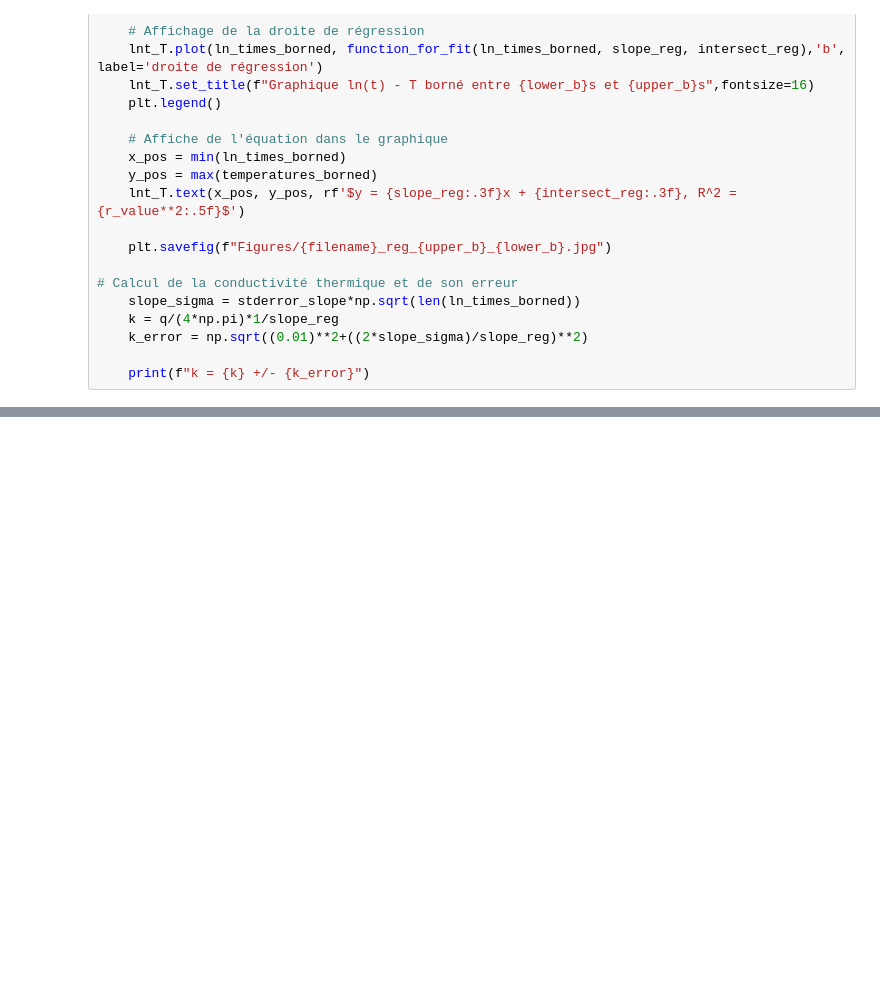
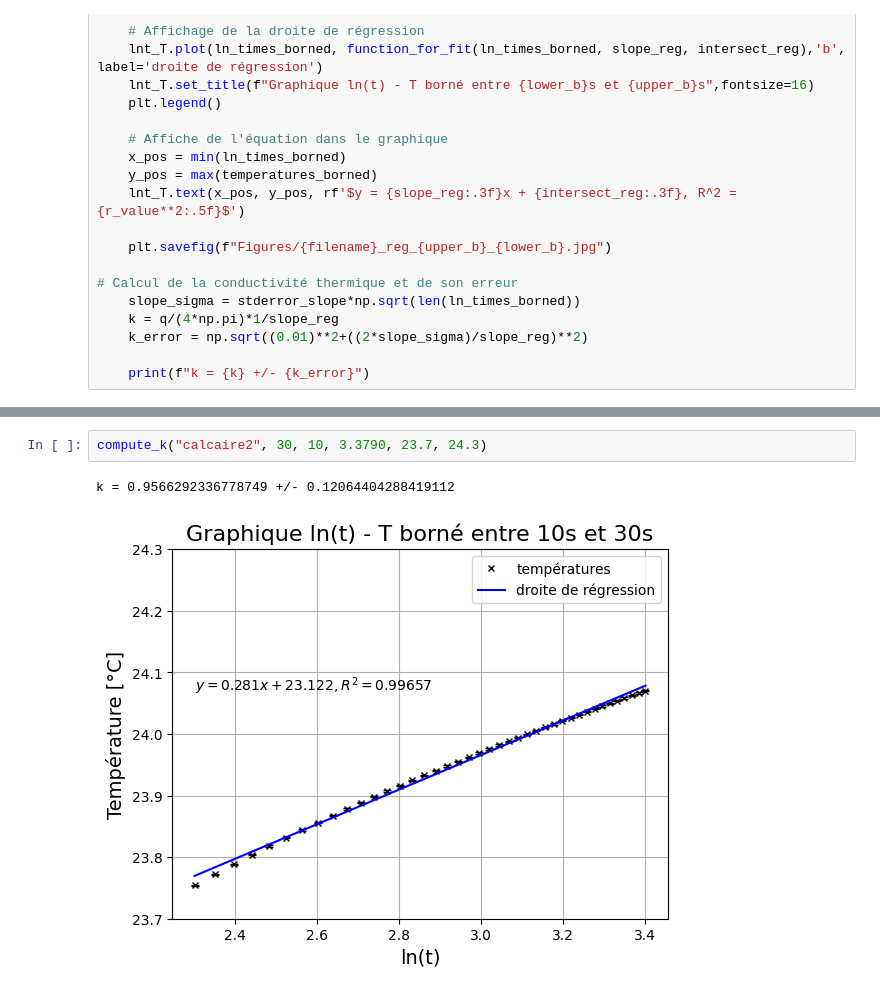
Before and after one commit to onillonn/TP_geologie, a Jupyter notebook: conductivite_thermique.ipynb, the cells around one changed output, grey strips where cells are left out. Cells and saved outputs as stored; diff of their text form; blank space fills up the shorter version.

```diff
--- a/conductivite_thermique.ipynb
+++ b/conductivite_thermique.ipynb
@@ -95,0 +114,5 @@ compute_k("granite1", 30, 10, 3.5813, 23.95, 24.45)
+# %%
+compute_k("calcaire2", 30, 10, 3.3790, 23.7, 24.3)
+# %% [output]
+k = 0.9566292336778749 +/- 0.12064404288419112
+[figure, added]
```
Also changed, not shown: parts of 12 cells of this notebook, 5 other files.
